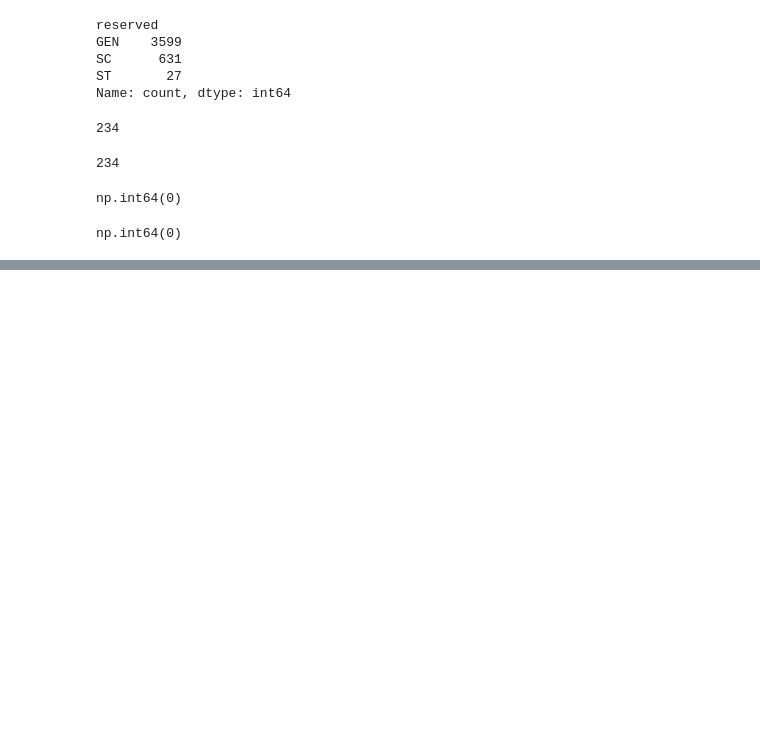
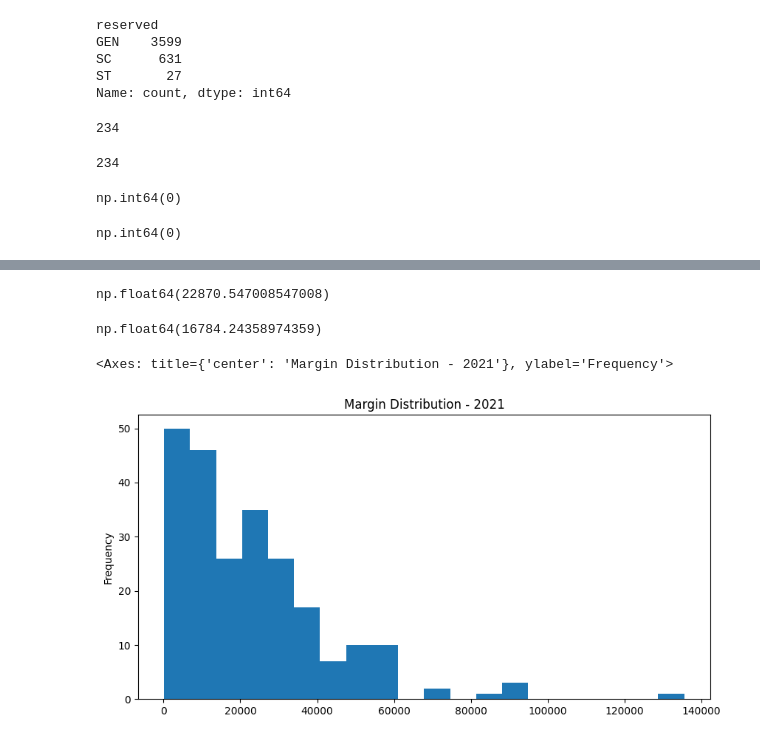
Before and after one commit to trijesh61/Decoding-TN-2026-elections-, a Jupyter notebook: TN_Analysis.ipynb, the cells around one changed output, grey strips where cells are left out. Saved outputs shown, nothing was run; the diff lists cells and outputs as text; code cells hidden in the pictures; blank space fills up the shorter version.

```diff
--- a/TN_Analysis.ipynb
+++ b/TN_Analysis.ipynb
@@ -217,0 +340,22 @@ np.int64(0)
+# %%
+total_votes_2021 = tn_2021.groupby('ac_number')['votes'].sum().reset_index()
+
+total_votes_2026 = tn_2026.groupby('ac_number')['votes'].sum().reset_index()
+# %%
+total_votes_2021 = total_votes_2021.rename(columns={
+    'votes': 'total_votes'
+})
+
+total_votes_2026 = total_votes_2026.rename(columns={
+    'votes': 'total_votes'
+})
+# %%
+winner_table_2021 = winner_table_2021.merge(
+    total_votes_2021,
+    on='ac_number'
+)
+
+winner_table_2026 = winner_table_2026.merge(
+    total_votes_2026,
+    on='ac_number'
+)
@@ -217,0 +751,18 @@ np.int64(0)
+# %%
+winner_table_2021['margin'].mean()
+# %% [output]
+np.float64(22870.547008547008)
+# %%
+winner_table_2026['margin'].mean()
+# %% [output]
+np.float64(16784.24358974359)
+# %%
+winner_table_2021['margin'].plot(
+    kind='hist',
+    bins=20,
+    figsize=(10,5),
+    title='Margin Distribution - 2021'
+)
+# %% [output]
+<Axes: title={'center': 'Margin Distribution - 2021'}, ylabel='Frequency'>
+[figure, added]
```
Also changed, not shown: parts of 71 cells of this notebook.
